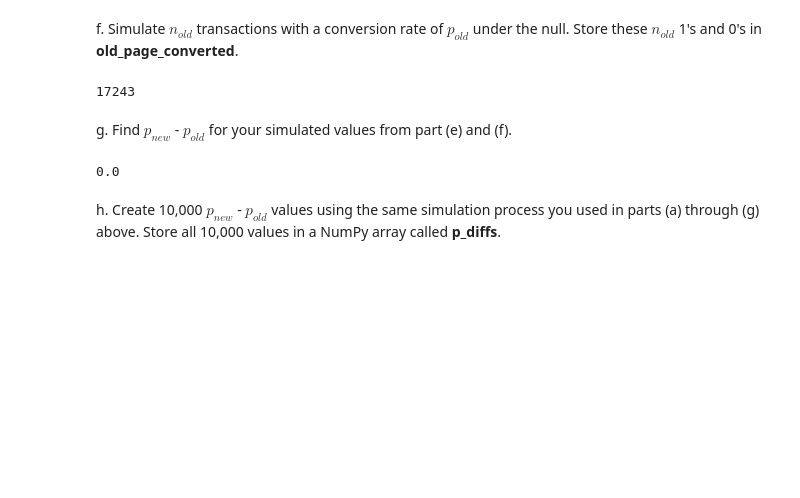
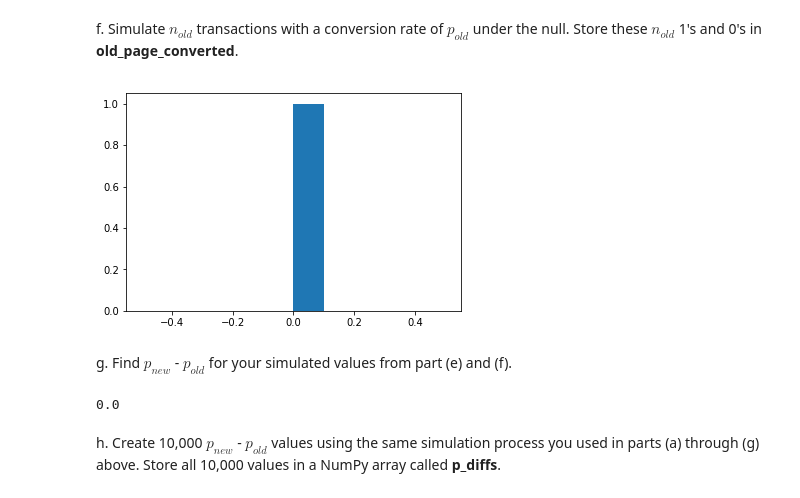
Before and after one commit to nemuochi/analyze_ab_test, a Jupyter notebook: Analyze_ab_test_results_notebook.ipynb, the cells around one changed output. Cells and saved outputs as stored; diff of their text form; code cells hidden in the pictures; blank space fills up the shorter version.

```diff
--- a/Analyze_ab_test_results_notebook.ipynb
+++ b/Analyze_ab_test_results_notebook.ipynb
@@ -268,16 +268,16 @@ new_page_converted
 # %% [markdown]
 f. Simulate $n_{old}$ transactions with a conversion rate of $p_{old}$ under the null.  Store these $n_{old}$ 1's and 0's in **old_page_converted**.
 # %%
-old_page_converted = np.random.binomial(n_old,p_old)
-old_page_converted
+old_page_converted = np.random.normal(0,p_old.std(), n_new.size)
+plt.hist(old_page_converted);
 # %% [output]
-17243
+[figure, added]
 # %% [markdown]
 g. Find $p_{new}$ - $p_{old}$ for your simulated values from part (e) and (f).
-# %%
-p_new - p_old
-# %% [output]
-0.0
+# %%
+new_page_converted.mean()-old_page_converted.mean()
+# %% [output]
+0.0
 # %% [markdown]
 h. Create 10,000 $p_{new}$ - $p_{old}$ values using the same simulation process you used in parts (a) through (g) above. Store all 10,000 values in a NumPy array called **p_diffs**.
 # %%
```
Also changed, not shown: parts of 1 cell of this notebook.
